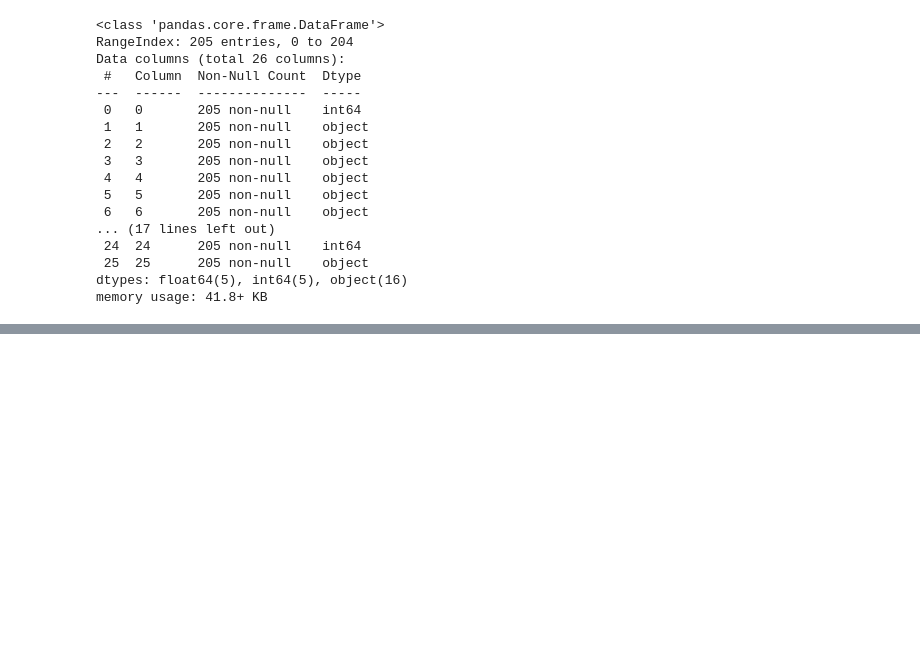
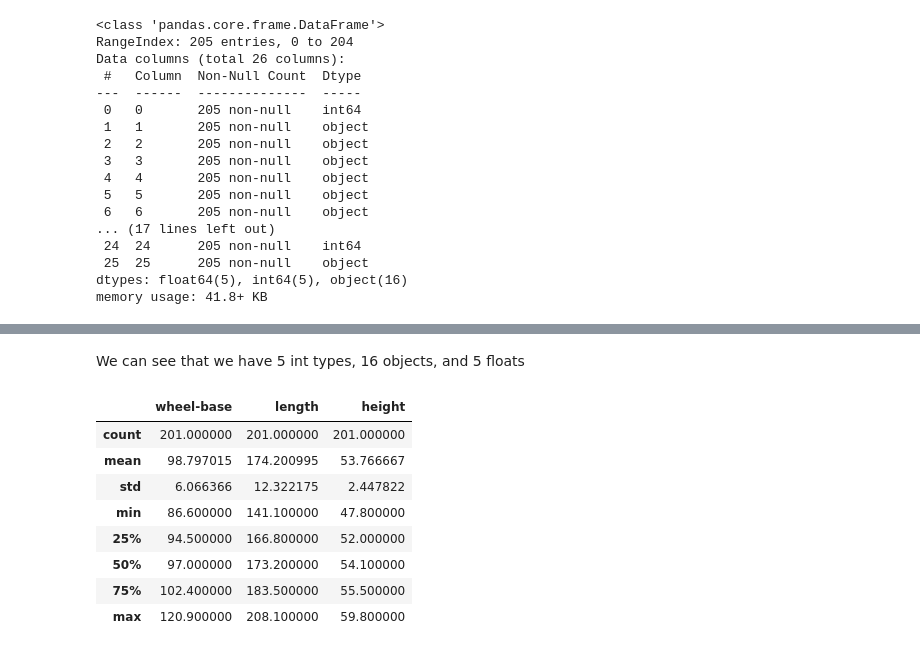
Before and after one commit to PosgradoMNA/actividades-de-aprendizaje-rafaelsangarcia, a Jupyter notebook: Semana4/IBM/IBM_Modulo1_A01182780.ipynb, the cells around one changed output, grey strips where cells are left out. Cells and saved outputs as stored; diff of their text form; code cells hidden in the pictures; blank space fills up the shorter version.

```diff
--- a/Semana4/IBM/IBM_Modulo1_A01182780.ipynb
+++ b/Semana4/IBM/IBM_Modulo1_A01182780.ipynb
@@ -158,0 +273,16 @@ memory usage: 41.8+ KB
+# %% [markdown]
+We can see that we have 5 int types, 16 objects, and 5 floats
+# %%
+#Quesiton 3 select 3 columns and do the describe funntion
+
+df[['wheel-base','length','height']].describe()
+# %% [output]
+|  | wheel-base | length | height |
+| count | 201.000000 | 201.000000 | 201.000000 |
+| mean | 98.797015 | 174.200995 | 53.766667 |
+| std | 6.066366 | 12.322175 | 2.447822 |
+| min | 86.600000 | 141.100000 | 47.800000 |
+| 25% | 94.500000 | 166.800000 | 52.000000 |
+| 50% | 97.000000 | 173.200000 | 54.100000 |
+| 75% | 102.400000 | 183.500000 | 55.500000 |
+| max | 120.900000 | 208.100000 | 59.800000 |
```
Also changed, not shown: parts of 10 cells of this notebook.
